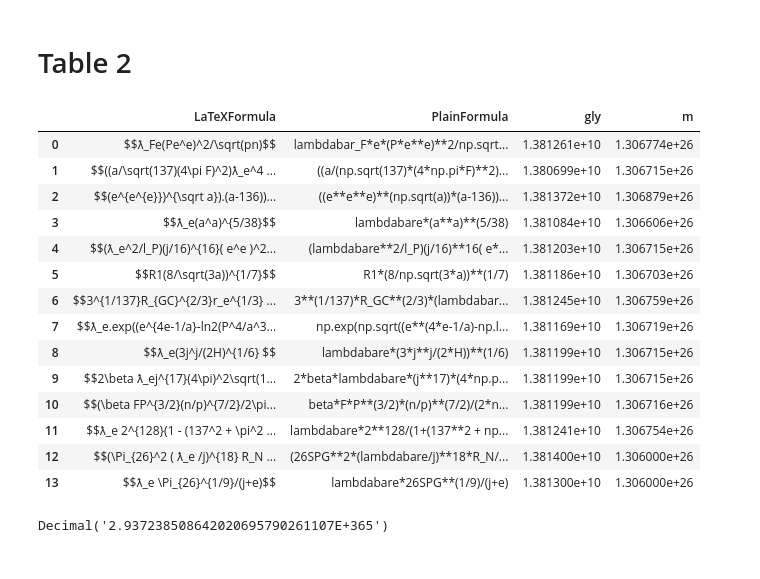
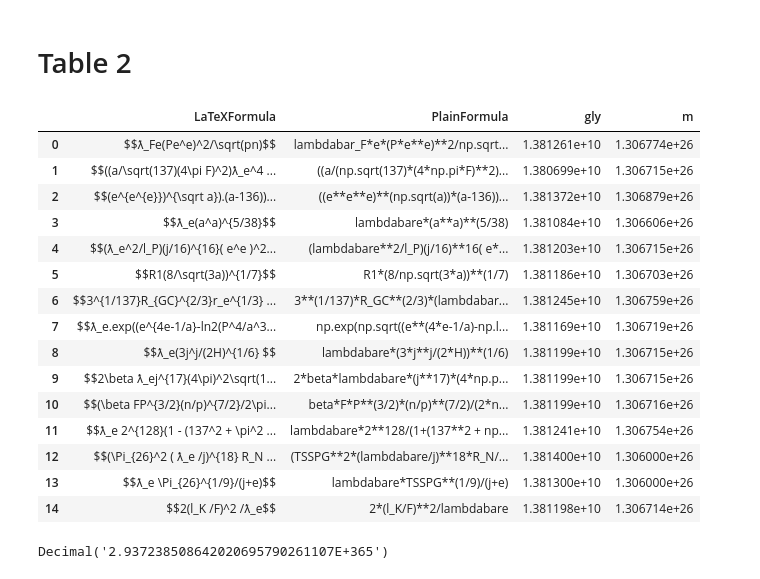
Before and after one commit to LaGuer/hubble-radius, a Jupyter notebook: hubble-radius.ipynb, the cells around one changed output. Saved outputs shown, nothing was run; the diff lists cells and outputs as text; code cells hidden in the pictures.

```diff
--- a/hubble-radius.ipynb
+++ b/hubble-radius.ipynb
@@ -269,25 +269,26 @@ df2.iloc[:,[0,1,2,3]]
 # %% [markdown]
 # Table 2
 # %%
-df1 = pd.read_csv("hubble-table1.csv", dtype = {"gly" : "float64","m" : "float64"}, skiprows = [16], sep = ",")
+df1 = pd.read_csv("hubble-table1.csv", dtype = {"gly" : "float64","m" : "float64"}, skiprows = [17], sep = ",")
 #df1.head (20)
 df1.iloc[:,[0,1,2,3]]
 # %% [output]
 |  | LaTeXFormula | PlainFormula | gly | m |
 | 0 | $$ƛ_Fe(Pe^e)^2/\sqrt(pn)$$ | lambdabar_F*e*(P*e**e)**2/np.sqrt... | 1.381261e+10 | 1.306774e+26 |
 | 1 | $$((a/\sqrt(137)(4\pi F)^2)ƛ_e^4 ... | ((a/(np.sqrt(137)*(4*np.pi*F)**2)... | 1.380699e+10 | 1.306715e+26 |
 | 2 | $$(e^{e^{e}})^{\sqrt a}).(a-136))... | ((e**e**e)**(np.sqrt(a))*(a-136))... | 1.381372e+10 | 1.306879e+26 |
 | 3 | $$ƛ_e(a^a)^{5/38}$$ | lambdabare*(a**a)**(5/38) | 1.381084e+10 | 1.306606e+26 |
 | 4 | $$(ƛ_e^2/l_P)(j/16)^{16}( e^e )^2... | (lambdabare**2/l_P)(j/16)**16( e*... | 1.381203e+10 | 1.306715e+26 |
 | 5 | $$R1(8/\sqrt(3a))^{1/7}$$ | R1*(8/np.sqrt(3*a))**(1/7) | 1.381186e+10 | 1.306703e+26 |
 | 6 | $$3^{1/137}R_{GC}^{2/3}r_e^{1/3} ... | 3**(1/137)*R_GC**(2/3)*(lambdabar... | 1.381245e+10 | 1.306759e+26 |
 | 7 | $$ƛ_e.exp((e^{4e-1/a}-ln2(P^4/a^3... | np.exp(np.sqrt((e**(4*e-1/a)-np.l... | 1.381169e+10 | 1.306719e+26 |
 | 8 | $$ƛ_e(3j^j/(2H)^{1/6} $$ | lambdabare*(3*j**j/(2*H))**(1/6) | 1.381199e+10 | 1.306715e+26 |
 | 9 | $$2\beta ƛ_ej^{17}(4\pi)^2\sqrt(1... | 2*beta*lambdabare*(j**17)*(4*np.p... | 1.381199e+10 | 1.306715e+26 |
 | 10 | $$(\beta FP^{3/2}(n/p)^{7/2}/2\pi... | beta*F*P**(3/2)*(n/p)**(7/2)/(2*n... | 1.381199e+10 | 1.306716e+26 |
 | 11 | $$ƛ_e 2^{128}(1 - (137^2 + \pi^2 ... | lambdabare*2**128/(1+(137**2 + np... | 1.381241e+10 | 1.306754e+26 |
-| 12 | $$(\Pi_{26}^2 ( ƛ_e /j)^{18} R_N ... | (26SPG**2*(lambdabare/j)**18*R_N/... | 1.381400e+10 | 1.306000e+26 |
-| 13 | $$ƛ_e \Pi_{26}^{1/9}/(j+e)$$ | lambdabare*26SPG**(1/9)/(j+e) | 1.381300e+10 | 1.306000e+26 |
+| 12 | $$(\Pi_{26}^2 ( ƛ_e /j)^{18} R_N ... | (TSSPG**2*(lambdabare/j)**18*R_N/... | 1.381400e+10 | 1.306000e+26 |
+| 13 | $$ƛ_e \Pi_{26}^{1/9}/(j+e)$$ | lambdabare*TSSPG**(1/9)/(j+e) | 1.381300e+10 | 1.306000e+26 |
+| 14 | $$2(l_K /F)^2 /ƛ_e$$ | 2*(l_K/F)**2/lambdabare | 1.381198e+10 | 1.306714e+26 |
 # %%
 TSSPG
 # %% [output]
```
Also changed, not shown: parts of 1 cell of this notebook.
